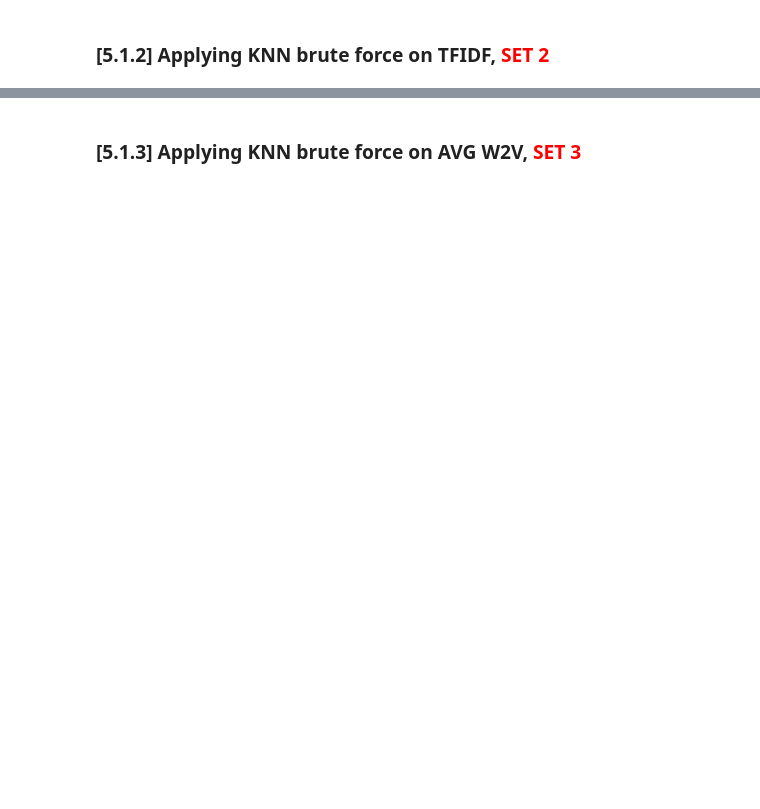
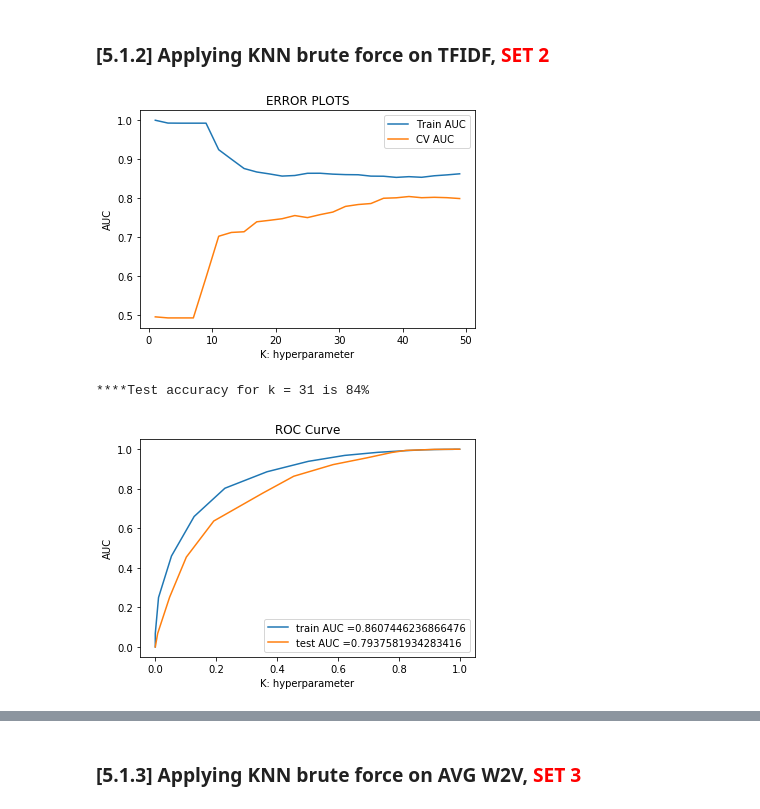
Before and after one commit to PhaneendraYedidi/Machine-Learning-Practices, a Jupyter notebook: 03_Amazon_Fine_Food_Reviews_Analysis_KNN.ipynb, the cells around one changed output, grey strips where cells are left out. Drawn from its saved outputs; the diff is of its cells as text; code cells hidden in the pictures; blank space fills up the shorter version.

```diff
--- a/03_Amazon_Fine_Food_Reviews_Analysis_KNN.ipynb
+++ b/03_Amazon_Fine_Food_Reviews_Analysis_KNN.ipynb
@@ -736,0 +731,80 @@ Test confusion matrix
+# %%
+#Input data
+X = preprocessed_reviews; Y = final['Score']
+
+# https://scikit-learn.org/stable/modules/generated/sklearn.model_selection.train_test_split.html
+from sklearn.model_selection import train_test_split
+x_train, x_test, y_train, y_test = train_test_split(X, Y, test_size=0.33) # this is random splitting
+x_train, x_cv, y_train, y_cv = train_test_split(x_train, y_train, test_size=0.33) # this is random splitting
+
+vectorizer = TfidfVectorizer(ngram_range=(1,2), min_df=10)
+vectorizer.fit(x_train) # fit has to happen only on train data
+
+# we use the fitted TfidfVectorizer to convert the text to vector
+x_train = vectorizer.transform(x_train)
+x_cv = vectorizer.transform(x_cv)
+x_test = vectorizer.transform(x_test)
+
+#10 fold cross validation
+train_auc = [] ; cv_auc = []; cv_scores= [];
+myList = list(range(0,50))
+k = list(filter(lambda x: x % 2 != 0, myList))
+for i in k:
+    # instantiate learning model
+    knn = KNeighborsClassifier(n_neighbors=i,algorithm='brute')
+    scores = cross_val_score(knn, x_train, y_train, cv=10, scoring='accuracy')
+    cv_scores.append(scores.mean())
+
+    # fitting the model on crossvalidation train
+    knn.fit(x_train, y_train)
+
+    # predict the response on the crossvalidation & train data
+    y_train_pred =  knn.predict_proba(x_train)[:,1]
+    y_cv_pred =  knn.predict_proba(x_cv)[:,1]
+
+    train_auc.append(roc_auc_score(y_train,y_train_pred))
+    cv_auc.append(roc_auc_score(y_cv, y_cv_pred))
+
+#Finding the best K value (Taken from https://kevinzakka.github.io/2016/07/13/k-nearest-neighbor/)
+MSE = [1 - x for x in cv_scores]
+
+optimal_k = k[MSE.index(min(MSE))]
+
+#Plotting the Error plot
+plt.plot(k, train_auc, label='Train AUC')
+plt.plot(k, cv_auc, label='CV AUC')
+plt.legend()
+plt.xlabel("K: hyperparameter")
+plt.ylabel("AUC")
+plt.title("ERROR PLOTS")
+plt.show()
+
+knn = KNeighborsClassifier(n_neighbors=optimal_k,algorithm='brute')
+knn.fit(x_train,y_train)
+pred = knn.predict(x_test)
+acc = accuracy_score(y_test, pred, normalize=True) * float(100)
+print('\n****Test accuracy for k = %d is %d%%' %(optimal_k,acc))
+
+# roc_auc_score(y_true, y_score) the 2nd parameter should be probability estimates of the positive class
+# not the predicted outputs
+train_fpr, train_tpr, thresholds = roc_curve(y_train, knn.predict_proba(x_train)[:,1])
+test_fpr, test_tpr, thresholds = roc_curve(y_test, knn.predict_proba(x_test)[:,1])
+
+plt.plot(train_fpr, train_tpr, label="train AUC ="+str(auc(train_fpr, train_tpr)))
+plt.plot(test_fpr, test_tpr, label="test AUC ="+str(auc(test_fpr, test_tpr)))
+plt.legend()
+plt.xlabel("K: hyperparameter")
+plt.ylabel("AUC")
+plt.title("ROC Curve")
+plt.show()
+
+print("="*100)
+
+print("Train confusion matrix")
+print(confusion_matrix(y_train, knn.predict(x_train)))
+print("Test confusion matrix")
+print(confusion_matrix(y_test, knn.predict(x_test)))
+# %% [output]
+[figure, added]
+****Test accuracy for k = 31 is 84%
+[figure, added]
```
Also changed, not shown: parts of 21 cells of this notebook.
